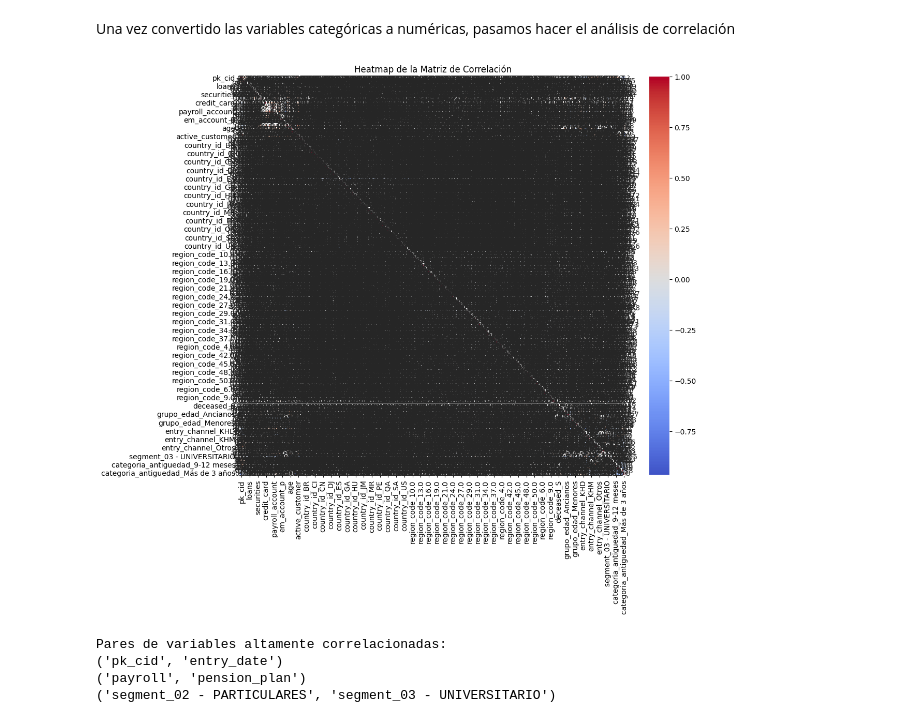
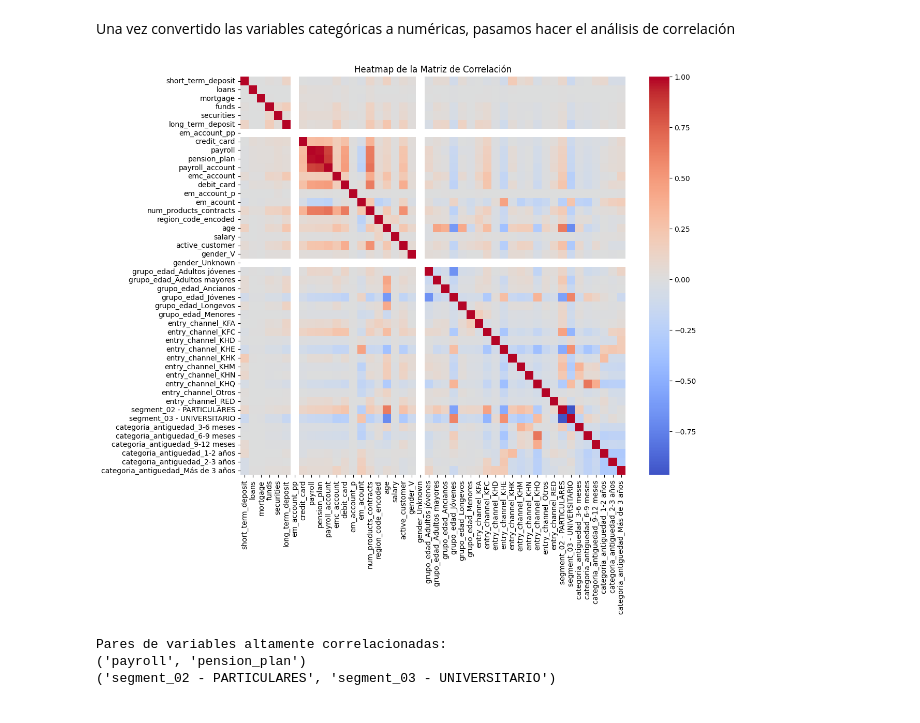
Before and after one commit to jascicz/easy_money_Project, a Jupyter notebook: Tarea_2_Segmentación/Segmentación.ipynb, the cells around one changed output. Drawn from its saved outputs; the diff is of its cells as text; code cells hidden in the pictures.

```diff
--- a/Tarea_2_Segmentación/Segmentación.ipynb
+++ b/Tarea_2_Segmentación/Segmentación.ipynb
@@ -144,0 +241,5 @@ Esta estrategia te permitirá aprovechar al máximo los datos disponibles, crean
+# %%
+clean_variable = [	"gender",	"age",	"salary",	"grupo_edad",	"entry_channel",	"active_customer",
+                  "segment",	"categoria_antiguedad"]
+df_clean_variables = df_full_clean.groupby('pk_cid')[clean_variable].last()
+df_clean_variables
@@ -144,0 +263,14 @@ Esta estrategia te permitirá aprovechar al máximo los datos disponibles, crean
+# %%
+# inicializamos el dataframe de clustering con el dataframe de productos_usos
+df_clustering = df_productos_usos.copy()
+
+# Uniendo el dataframe de df_clustering con el dataframe de cant_prod_contratados
+df_clustering = df_clustering.join(df_cant_prod_contratados)
+
+# Uniendo el dataframe de df_clustering con el dataframe de df_region_code_frecuency
+df_clustering = df_clustering.join(df_region_code_frecuency)
+
+# Uniendo el dataframe de df_clustering con el dataframe de df_clean_variables
+df_clustering = df_clustering.join(df_clean_variables)
+
+df_clustering
@@ -173,0 +294,6 @@ df_full_clean["entry_channel"] = df_full_clean["entry_channel"].astype("category
+# %%
+# verificando los tipos de datos y corigiendo los que sean necesarios
+df_clustering["region_code_encoded"] = df_clustering["region_code_encoded"].astype("float")
+df_clustering["grupo_edad"] = df_clustering["grupo_edad"].astype("category")
+df_clustering["entry_channel"] = df_clustering["entry_channel"].astype("category")
+df_clustering.dtypes
@@ -174,9 +318,9 @@ df_full_clean["entry_channel"] = df_full_clean["entry_channel"].astype("category
 # %%
 # Identificar las columnas categóricas
-columnas_categoricas = df_full_clean.dtypes.loc[df_full_clean.dtypes == "category"].index.tolist()
+columnas_categoricas = df_clustering.dtypes.loc[df_clustering.dtypes == "category"].index.tolist()
 
 # Aplicar one-hot encoding usando pandas.get_dummies
-df_numerico = pd.get_dummies(df_full_clean, columns=columnas_categoricas, drop_first=True, dtype=int)
+df_numerico = pd.get_dummies(df_clustering, columns=columnas_categoricas, drop_first=True, dtype=int)
 
 # Verificar el resultado
 df_numerico
@@ -221,24 +344,23 @@ Una vez convertido las variables categóricas a numéricas, pasamos hacer el an
 # %%
 # Calcular la matriz de correlación
 matriz_correlacion = df_numerico.corr()
 
 # Visualizar la matriz de correlación utilizando un heatmap
 plt.figure(figsize=(12, 10))
-sns.heatmap(matriz_correlacion, annot=True, cmap='coolwarm', center=0)
+sns.heatmap(matriz_correlacion, cmap='coolwarm', center=0)
 plt.title('Heatmap de la Matriz de Correlación')
 plt.show()
 
 # Identificar variables altamente correlacionadas
-umbral = 0.8
+umbral = 0.9
 correlaciones_altas = np.where(np.abs(matriz_correlacion) > umbral)
 pares_correlacionados = [(matriz_correlacion.index[x], matriz_correlacion.columns[y]) for x, y in zip(*correlaciones_altas) if x != y and x < y]
 
 print("Pares de variables altamente correlacionadas:")
 for par in pares_correlacionados:
     print(par)
 # %% [output]
-[figure, old version]
+[figure, new version]
 Pares de variables altamente correlacionadas:
-('pk_cid', 'entry_date')
 ('payroll', 'pension_plan')
 ('segment_02 - PARTICULARES', 'segment_03 - UNIVERSITARIO')
```
Also changed, not shown: parts of 29 cells of this notebook.
